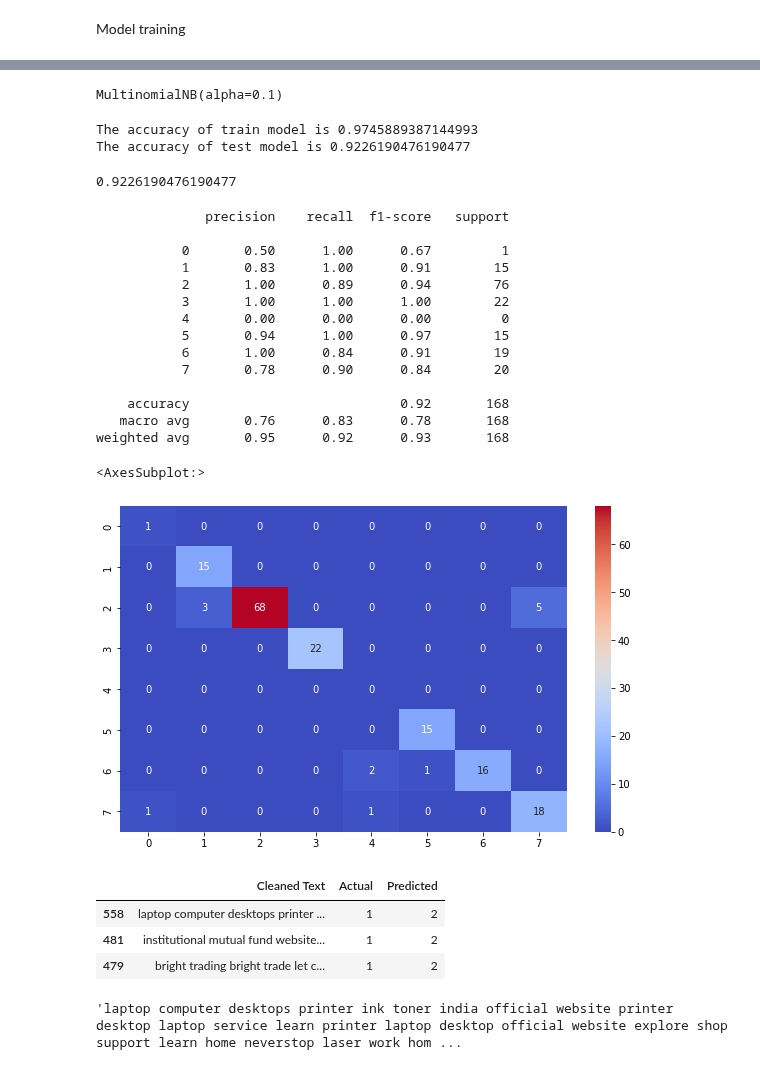
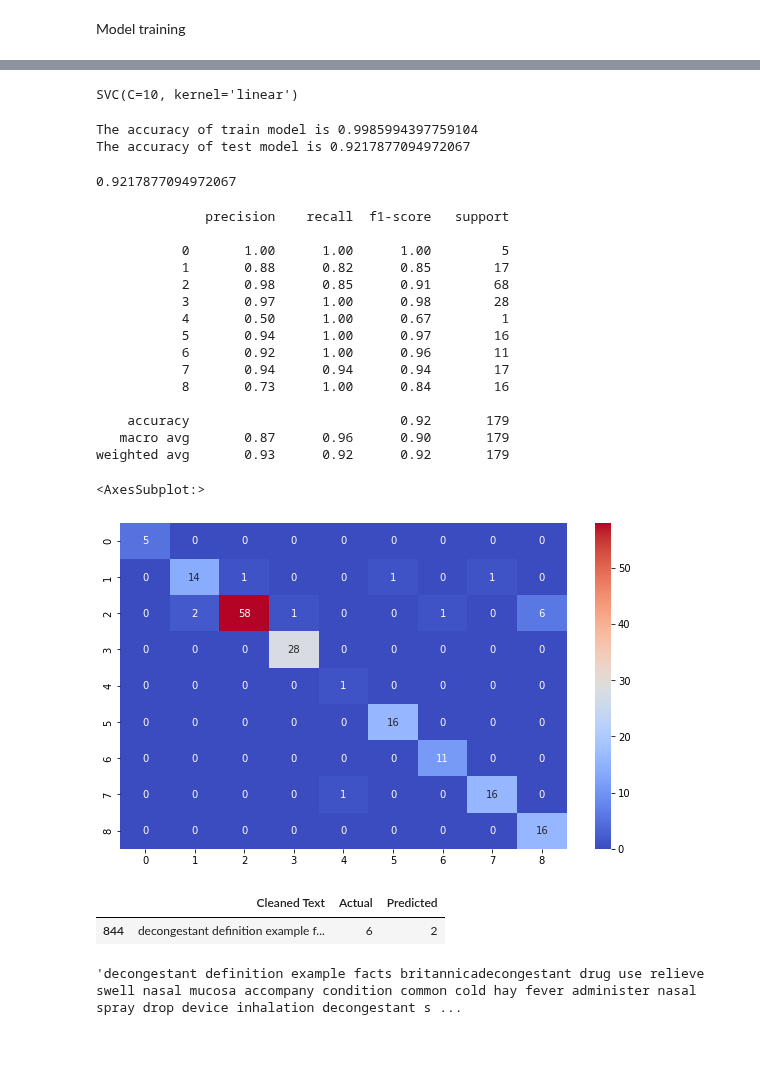
Before and after one commit to Shreyas-hacker/Webpages, a Jupyter notebook: model_MNB/WebsiteClassificationwithCleanedData.ipynb, the cells around one changed output, grey strips where cells are left out. Cells and saved outputs as stored; diff of their text form; code cells hidden in the pictures.

Commit message:
new model with narcotics

```diff
--- a/model_MNB/WebsiteClassificationwithCleanedData.ipynb
+++ b/model_MNB/WebsiteClassificationwithCleanedData.ipynb
@@ -283,15 +300,15 @@ F1 score: 0.9071400821400821
 ----------------------------------
 # %%
 from sklearn.feature_selection import chi2
-chi2_selector = SelectKBest(score_func=chi2, k=5000)
+chi2_selector = SelectKBest(score_func=chi2, k=4000)
 
 X_train_selected = chi2_selector.fit_transform(tf_id_train, y_train)
 X_test_selected = chi2_selector.transform(tf_id_test)
 # %%
-model = MultinomialNB(alpha=0.1)
+model = SVC(C=10,kernel='linear')
 model.fit(X_train_selected,y_train)
 # %% [output]
-MultinomialNB(alpha=0.1)
+SVC(C=10, kernel='linear')
 # %%
 import sklearn.metrics as sm
 
@@ -299,8 +316,8 @@ y_pred = model.predict(X_test_selected)
 print(f'The accuracy of train model is {sm.accuracy_score(y_train,model.predict(X_train_selected))}')
 print(f'The accuracy of test model is {sm.accuracy_score(y_test,y_pred)}')
 # %% [output]
-The accuracy of train model is 0.9745889387144993
-The accuracy of test model is 0.9226190476190477
+The accuracy of train model is 0.9985994397759104
+The accuracy of test model is 0.9217877094972067
 # %%
 from bs4 import BeautifulSoup
 import bs4 as bs4
@@ -428,46 +445,45 @@ pickle.dump(model, open(filename, 'wb'))
 
 #loading the model
 loaded_model = pickle.load(open(filename, 'rb'))
-result = loaded_model.score(tf_id_test, y_test)
+result = loaded_model.score(X_test_selected, y_test)
 print(result)
 # %% [output]
-0.9226190476190477
+0.9217877094972067
 # %%
 import seaborn as sns
 from sklearn.metrics import confusion_matrix,classification_report
 
 plt.figure(figsize=(10,6))
-predictions = model.predict(tf_id_test)
+predictions = model.predict(X_test_selected)
 print(classification_report(predictions,y_test))
 sns.heatmap(confusion_matrix(predictions,y_test),cmap='coolwarm',annot=True)
 # %% [output]
               precision    recall  f1-score   support
 
-           0       0.50      1.00      0.67         1
-           1       0.83      1.00      0.91        15
-           2       1.00      0.89      0.94        76
-           3       1.00      1.00      1.00        22
-           4       0.00      0.00      0.00         0
-           5       0.94      1.00      0.97        15
-           6       1.00      0.84      0.91        19
-           7       0.78      0.90      0.84        20
+           0       1.00      1.00      1.00         5
+           1       0.88      0.82      0.85        17
+           2       0.98      0.85      0.91        68
+           3       0.97      1.00      0.98        28
+           4       0.50      1.00      0.67         1
+           5       0.94      1.00      0.97        16
+           6       0.92      1.00      0.96        11
+           7       0.94      0.94      0.94        17
+           8       0.73      1.00      0.84        16
 
-    accuracy                           0.92       168
-   macro avg       0.76      0.83      0.78       168
-weighted avg       0.95      0.92      0.93       168
+    accuracy                           0.92       179
+   macro avg       0.87      0.96      0.90       179
+weighted avg       0.93      0.92      0.92       179
 <AxesSubplot:>
-[figure, old version]
+[figure, new version]
 # %%
 pd.set_option('display.max_rows', None)
 predictions = model.predict(X_test_selected)
 results = pd.DataFrame({'Cleaned Text':X_test,'Actual':y_test,'Predicted':predictions})
-results[(results['Actual']==1) & (results['Actual']!=results['Predicted'])]
+results[(results['Actual']==6) & (results['Actual']!=results['Predicted'])]
 # %% [output]
 |  | Cleaned Text | Actual | Predicted |
-| 558 | laptop computer desktops printer ... | 1 | 2 |
-| 481 | institutional mutual fund website... | 1 | 2 |
-| 479 | bright trading bright trade let c... | 1 | 2 |
+| 844 | decongestant definition example f... | 6 | 2 |
 # %%
-df.iloc[558]["cleaned_website_text"]
+df.iloc[844]["cleaned_website_text"]
 # %% [output]
-'laptop computer desktops printer ink toner india official website printer desktop laptop service learn printer laptop desktop official website explore shop support learn home neverstop laser work hom ...
+'decongestant definition example facts britannicadecongestant drug use relieve swell nasal mucosa accompany condition common cold hay fever administer nasal spray drop device inhalation decongestant s ...
```
Also changed, not shown: parts of 9 cells of this notebook, 3 other files.
